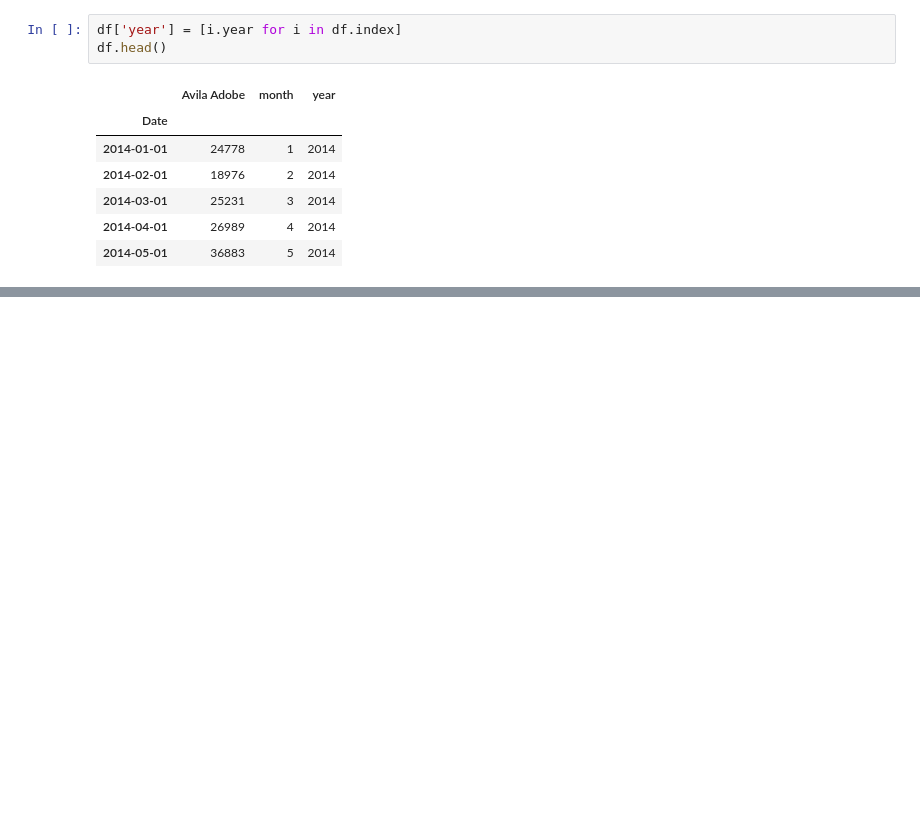
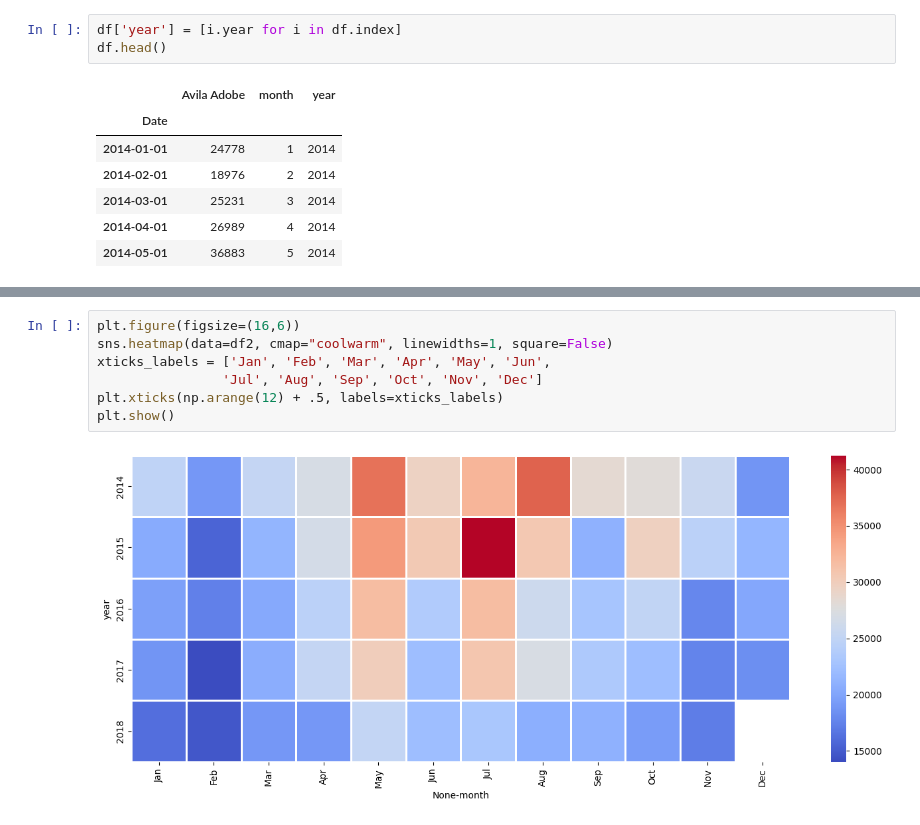
Before and after one commit to qwerty291996/2025-2026, a Jupyter notebook: Dars materiallari 2025-2026/Sun'iy intellekt asoslari 2025-2026/6.2 Matplotlib va Seaborn kutubxonalari yordamida ma’lumotlarni visualizatsiya qilish/Seaborn/Hetmap.ipynb, the cells around one changed output, grey strips where cells are left out. Saved outputs shown, nothing was run; the diff lists cells and outputs as text; blank space fills up the shorter version.

```diff
--- a/Dars materiallari 2025-2026/Sun'iy intellekt asoslari 2025-2026/6.2 Matplotlib va Seaborn kutubxonalari yordamida ma’lumotlarni visualizatsiya qilish/Seaborn/Hetmap.ipynb
+++ b/Dars materiallari 2025-2026/Sun'iy intellekt asoslari 2025-2026/6.2 Matplotlib va Seaborn kutubxonalari yordamida ma’lumotlarni visualizatsiya qilish/Seaborn/Hetmap.ipynb
@@ -492,0 +517,9 @@ Guruhlash metodlari yordamida ma'lumotlarni oson va samarali tahlil qilish mumki
+# %%
+plt.figure(figsize=(16,6))
+sns.heatmap(data=df2, cmap="coolwarm", linewidths=1, square=False)
+xticks_labels = ['Jan', 'Feb', 'Mar', 'Apr', 'May', 'Jun',
+                'Jul', 'Aug', 'Sep', 'Oct', 'Nov', 'Dec']
+plt.xticks(np.arange(12) + .5, labels=xticks_labels)
+plt.show()
+# %% [output]
+[figure, added]
```
Also changed, not shown: parts of 27 cells of this notebook.
